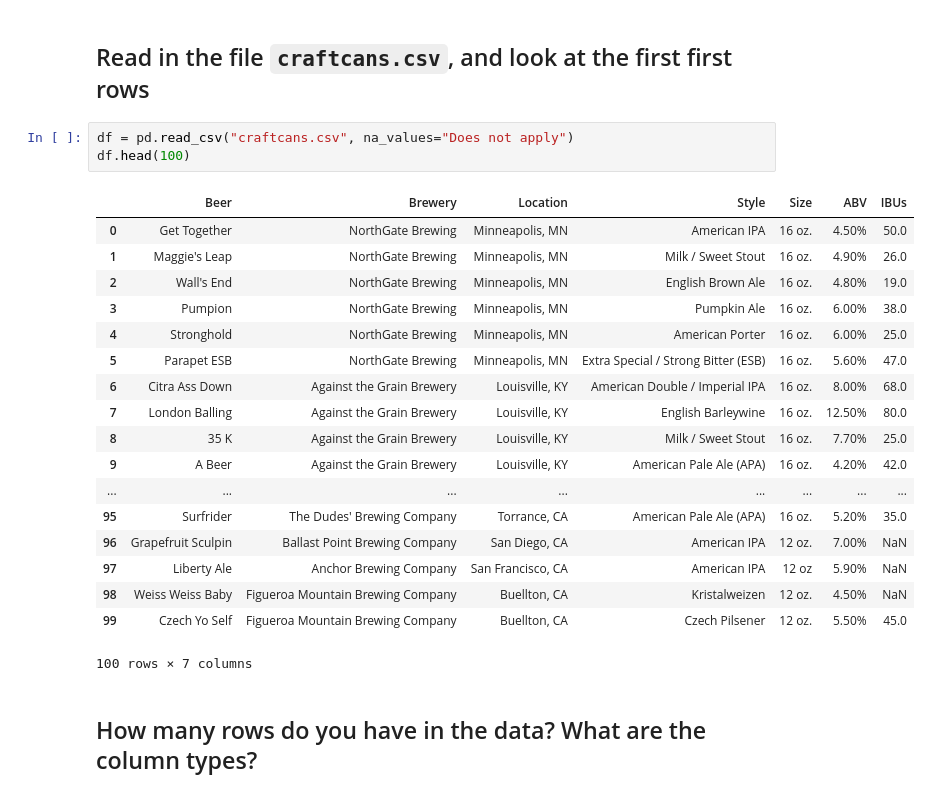
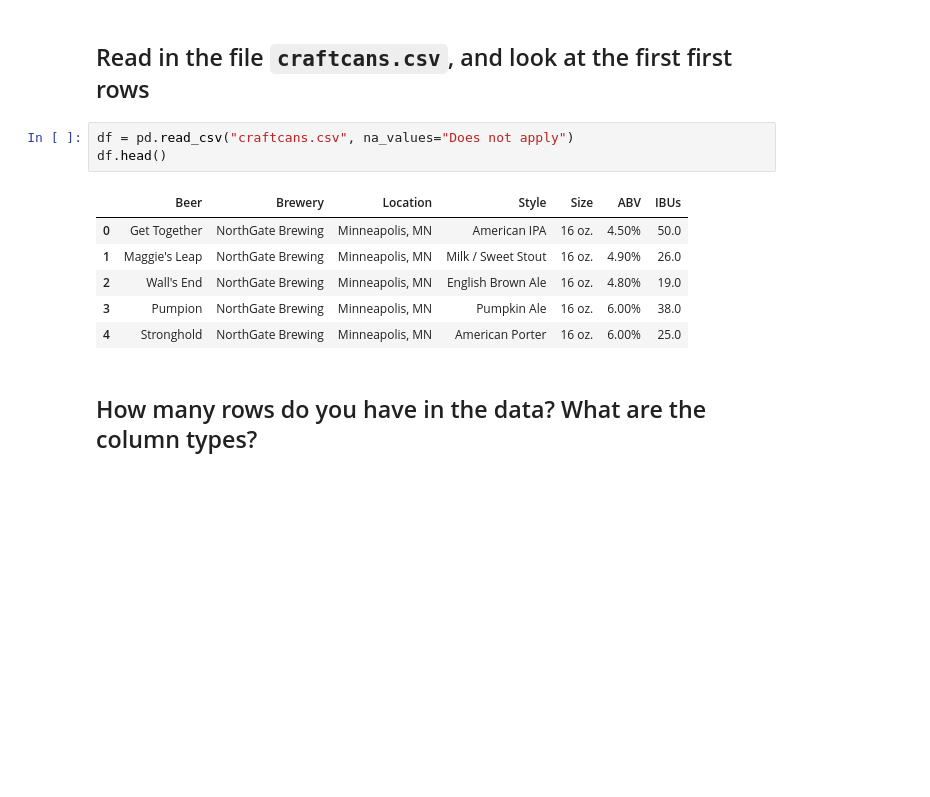
Before and after one commit to adi07wad/foundations-1, a Jupyter notebook: 06-homework-part1/Dataset ONE - Beer cans.ipynb, the cells around one changed output. Drawn from its saved outputs; the diff is of its cells as text; blank space fills up the shorter version.

```diff
--- a/06-homework-part1/Dataset ONE - Beer cans.ipynb
+++ b/06-homework-part1/Dataset ONE - Beer cans.ipynb
@@ -9,26 +9,14 @@ import pandas as pd
 ## Read in the file `craftcans.csv`, and look at the first first rows
 # %%
 df = pd.read_csv("craftcans.csv", na_values="Does not apply")
-df.head(100)
+df.head()
 # %% [output]
 |  | Beer | Brewery | Location | Style | Size | ABV | IBUs |
 | 0 | Get Together | NorthGate Brewing | Minneapolis, MN | American IPA | 16 oz. | 4.50% | 50.0 |
 | 1 | Maggie's Leap | NorthGate Brewing | Minneapolis, MN | Milk / Sweet Stout | 16 oz. | 4.90% | 26.0 |
 | 2 | Wall's End | NorthGate Brewing | Minneapolis, MN | English Brown Ale | 16 oz. | 4.80% | 19.0 |
 | 3 | Pumpion | NorthGate Brewing | Minneapolis, MN | Pumpkin Ale | 16 oz. | 6.00% | 38.0 |
 | 4 | Stronghold | NorthGate Brewing | Minneapolis, MN | American Porter | 16 oz. | 6.00% | 25.0 |
-| 5 | Parapet ESB | NorthGate Brewing | Minneapolis, MN | Extra Special / Strong Bitter (ESB) | 16 oz. | 5.60% | 47.0 |
-| 6 | Citra Ass Down | Against the Grain Brewery | Louisville, KY | American Double / Imperial IPA | 16 oz. | 8.00% | 68.0 |
-| 7 | London Balling | Against the Grain Brewery | Louisville, KY | English Barleywine | 16 oz. | 12.50% | 80.0 |
-| 8 | 35 K | Against the Grain Brewery | Louisville, KY | Milk / Sweet Stout | 16 oz. | 7.70% | 25.0 |
-| 9 | A Beer | Against the Grain Brewery | Louisville, KY | American Pale Ale (APA) | 16 oz. | 4.20% | 42.0 |
-| ... | ... | ... | ... | ... | ... | ... | ... |
-| 95 | Surfrider | The Dudes' Brewing Company | Torrance, CA | American Pale Ale (APA) | 16 oz. | 5.20% | 35.0 |
-| 96 | Grapefruit Sculpin | Ballast Point Brewing Company | San Diego, CA | American IPA | 12 oz. | 7.00% | NaN |
-| 97 | Liberty Ale | Anchor Brewing Company | San Francisco, CA | American IPA | 12 oz | 5.90% | NaN |
-| 98 | Weiss Weiss Baby | Figueroa Mountain Brewing Company | Buellton, CA | Kristalweizen | 12 oz. | 4.50% | NaN |
-| 99 | Czech Yo Self | Figueroa Mountain Brewing Company | Buellton, CA | Czech Pilsener | 12 oz. | 5.50% | 45.0 |
-100 rows × 7 columns
 # %% [markdown]
 ## How many rows do you have in the data? What are the column types?
 # %%
```
Also changed, not shown: parts of 10 cells of this notebook, 4 other files.
